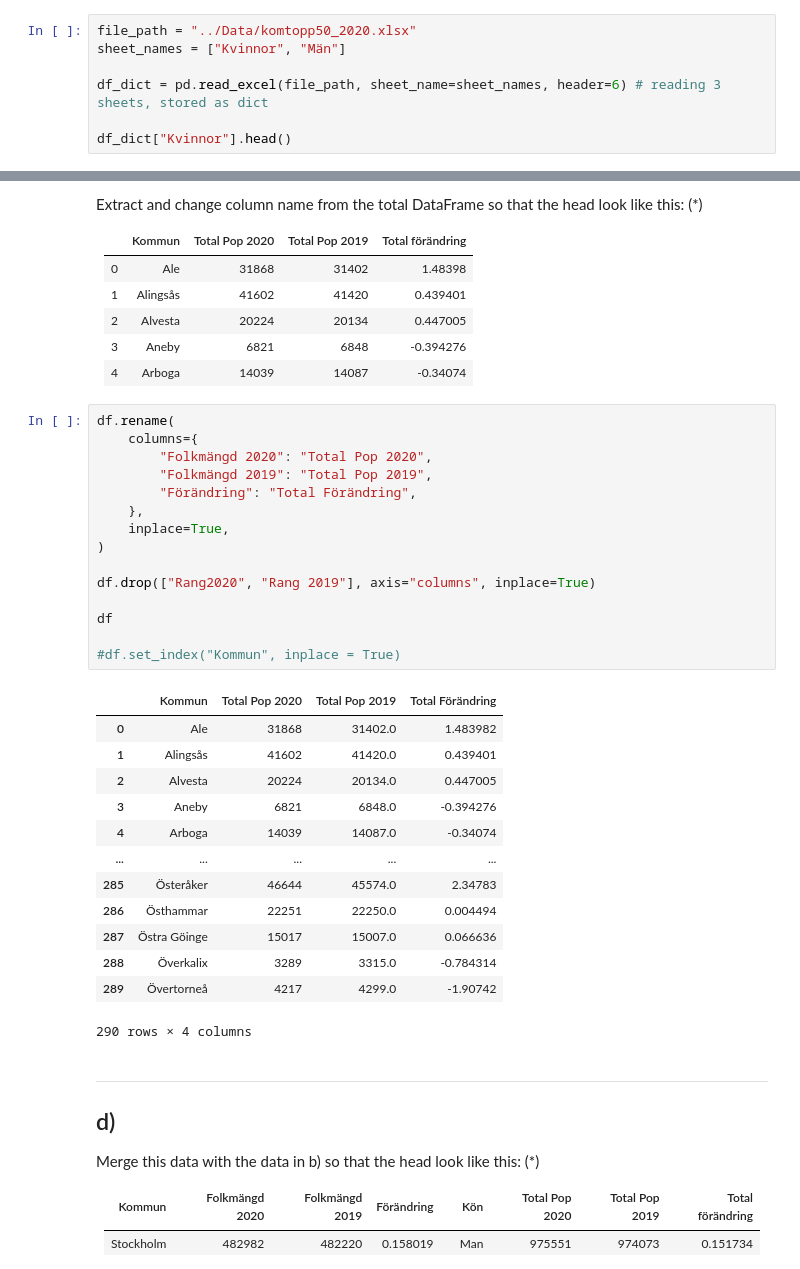
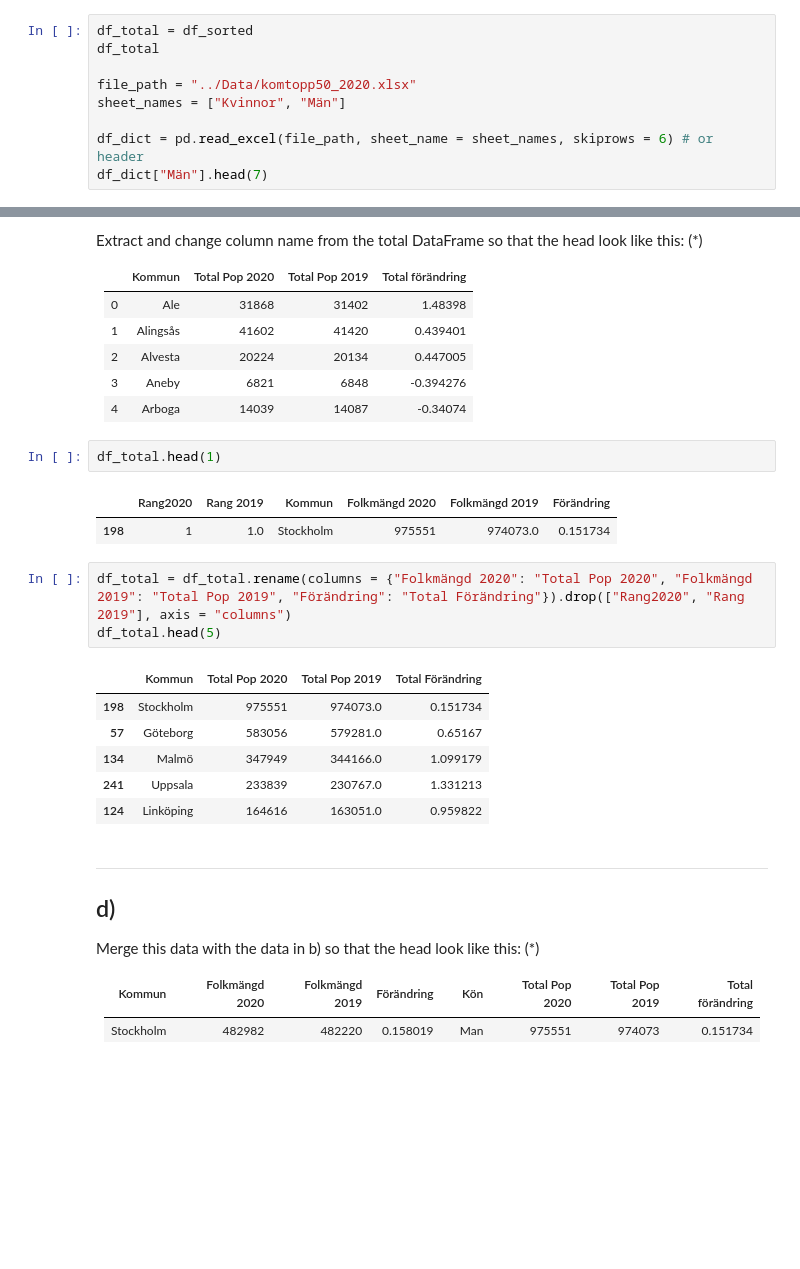
Before and after one commit to Andreas-Svensson/data_processing, a Jupyter notebook: Exercises/E00_pandas_basic_syntax.ipynb, the cells around one changed output, grey strips where cells are left out. Cells and saved outputs as stored; diff of their text form; blank space fills up the shorter version.

```diff
--- a/Exercises/E00_pandas_basic_syntax.ipynb
+++ b/Exercises/E00_pandas_basic_syntax.ipynb
@@ -266,11 +266,13 @@ for i, (data_frame, title) in enumerate(zip(data_frames, titles)):
 We continue with the same Excel-file as in task 2, but now you should also read in the sheets "Kvinnor" and "Män" into two additional DataFrames.
 In this task, many operations are similar to all three datasets, try creating custom made functions to reuse as much code as possible.
 # %%
+df_total = df_sorted
+df_total
+
 file_path = "../Data/komtopp50_2020.xlsx"
 sheet_names = ["Kvinnor", "Män"]
 
-df_dict = pd.read_excel(file_path, sheet_name=sheet_names, header=6) # reading 3 sheets, stored as dict
-
-df_dict["Kvinnor"].head()
+df_dict = pd.read_excel(file_path, sheet_name = sheet_names, skiprows = 6) # or header
+df_dict["Män"].head(7)
 # %% [output]
 |  | 2020 | 2019 | Unnamed: 2 | 2020.1 | 2019.1 | % |
@@ -370,35 +369,21 @@ Extract and change column name from the total DataFrame so that the head look li
 |  2 | Alvesta  |            20224 |            20134 |           0.447005 |
 |  3 | Aneby    |             6821 |             6848 |          -0.394276 |
 |  4 | Arboga   |            14039 |            14087 |          -0.34074  |
+# %%
+df_total.head(1)
+# %% [output]
+|  | Rang2020 | Rang 2019 | Kommun | Folkmängd 2020 | Folkmängd 2019 | Förändring |
+| 198 | 1 | 1.0 | Stockholm | 975551 | 974073.0 | 0.151734 |
 # %%
-df.rename(
-    columns={
-        "Folkmängd 2020": "Total Pop 2020",
-        "Folkmängd 2019": "Total Pop 2019",
-        "Förändring": "Total Förändring",
-    },
-    inplace=True,
-)
-
-df.drop(["Rang2020", "Rang 2019"], axis="columns", inplace=True)
-
-df
-
-#df.set_index("Kommun", inplace = True)
+df_total = df_total.rename(columns = {"Folkmängd 2020": "Total Pop 2020", "Folkmängd 2019": "Total Pop 2019", "Förändring": "Total Förändring"}).drop(["Rang2020", "Rang 2019"], axis = "columns")
+df_total.head(5)
 # %% [output]
 |  | Kommun | Total Pop 2020 | Total Pop 2019 | Total Förändring |
-| 0 | Ale | 31868 | 31402.0 | 1.483982 |
-| 1 | Alingsås | 41602 | 41420.0 | 0.439401 |
-| 2 | Alvesta | 20224 | 20134.0 | 0.447005 |
-| 3 | Aneby | 6821 | 6848.0 | -0.394276 |
-| 4 | Arboga | 14039 | 14087.0 | -0.34074 |
-| ... | ... | ... | ... | ... |
-| 285 | Österåker | 46644 | 45574.0 | 2.34783 |
-| 286 | Östhammar | 22251 | 22250.0 | 0.004494 |
-| 287 | Östra Göinge | 15017 | 15007.0 | 0.066636 |
-| 288 | Överkalix | 3289 | 3315.0 | -0.784314 |
-| 289 | Övertorneå | 4217 | 4299.0 | -1.90742 |
+| 198 | Stockholm | 975551 | 974073.0 | 0.151734 |
+| 57 | Göteborg | 583056 | 579281.0 | 0.65167 |
+| 134 | Malmö | 347949 | 344166.0 | 1.099179 |
+| 241 | Uppsala | 233839 | 230767.0 | 1.331213 |
+| 124 | Linköping | 164616 | 163051.0 | 0.959822 |
-290 rows × 4 columns
 # %% [markdown]
 ---
 ## d)
```
Also changed, not shown: parts of 13 cells of this notebook.
